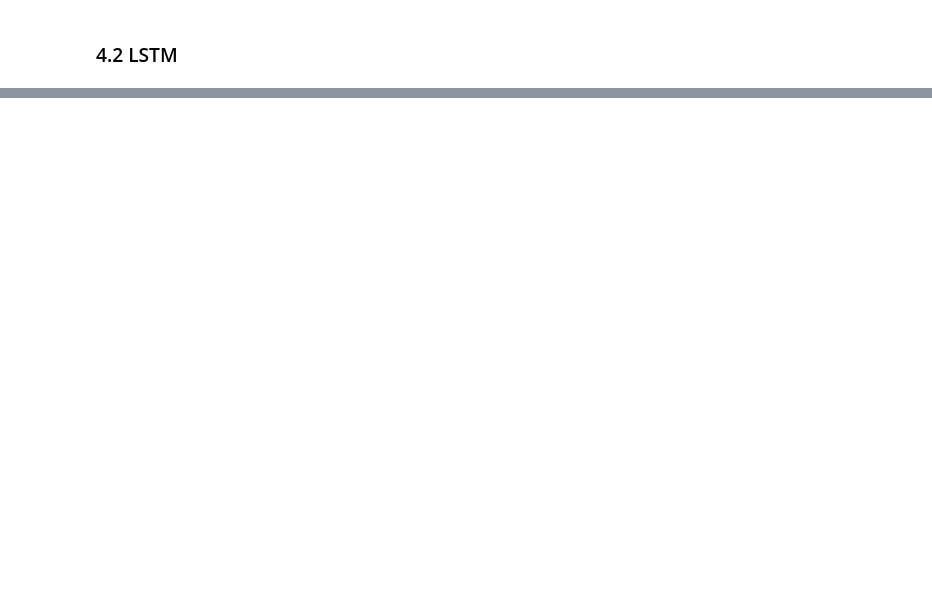
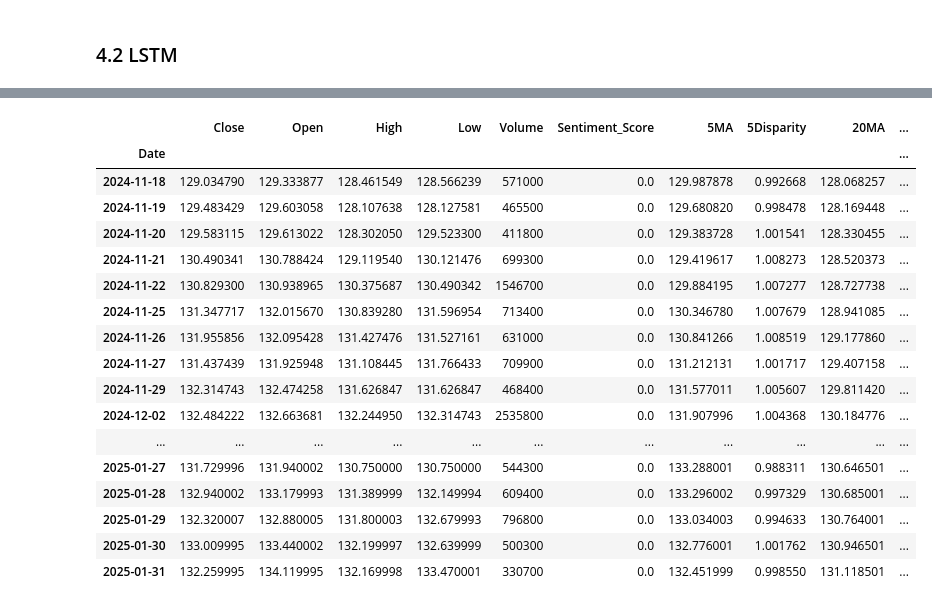
Before and after one commit to won172/DB, a Jupyter notebook: 코드/predict_esgu.ipynb, the cells around one changed output, grey strips where cells are left out. Saved outputs shown, nothing was run; the diff lists cells and outputs as text; code cells hidden in the pictures; blank space fills up the shorter version.

```diff
--- a/코드/predict_esgu.ipynb
+++ b/코드/predict_esgu.ipynb
@@ -297,0 +356,21 @@ MAE: 0.012760870245076439
+# %%
+esgu[-50:]
+# %% [output]
+|  | Close | Open | High | Low | Volume | Sentiment_Score | 5MA | 5Disparity | 20MA | ... |
+| Date |  |  |  |  |  |  |  |  |  | ... |
+| 2024-11-18 | 129.034790 | 129.333877 | 128.461549 | 128.566239 | 571000 | 0.0 | 129.987878 | 0.992668 | 128.068257 | ... |
+| 2024-11-19 | 129.483429 | 129.603058 | 128.107638 | 128.127581 | 465500 | 0.0 | 129.680820 | 0.998478 | 128.169448 | ... |
+| 2024-11-20 | 129.583115 | 129.613022 | 128.302050 | 129.523300 | 411800 | 0.0 | 129.383728 | 1.001541 | 128.330455 | ... |
+| 2024-11-21 | 130.490341 | 130.788424 | 129.119540 | 130.121476 | 699300 | 0.0 | 129.419617 | 1.008273 | 128.520373 | ... |
+| 2024-11-22 | 130.829300 | 130.938965 | 130.375687 | 130.490342 | 1546700 | 0.0 | 129.884195 | 1.007277 | 128.727738 | ... |
+| 2024-11-25 | 131.347717 | 132.015670 | 130.839280 | 131.596954 | 713400 | 0.0 | 130.346780 | 1.007679 | 128.941085 | ... |
+| 2024-11-26 | 131.955856 | 132.095428 | 131.427476 | 131.527161 | 631000 | 0.0 | 130.841266 | 1.008519 | 129.177860 | ... |
+| 2024-11-27 | 131.437439 | 131.925948 | 131.108445 | 131.766433 | 709900 | 0.0 | 131.212131 | 1.001717 | 129.407158 | ... |
+| 2024-11-29 | 132.314743 | 132.474258 | 131.626847 | 131.626847 | 468400 | 0.0 | 131.577011 | 1.005607 | 129.811420 | ... |
+| 2024-12-02 | 132.484222 | 132.663681 | 132.244950 | 132.314743 | 2535800 | 0.0 | 131.907996 | 1.004368 | 130.184776 | ... |
+| ... | ... | ... | ... | ... | ... | ... | ... | ... | ... | ... |
+| 2025-01-27 | 131.729996 | 131.940002 | 130.750000 | 130.750000 | 544300 | 0.0 | 133.288001 | 0.988311 | 130.646501 | ... |
+| 2025-01-28 | 132.940002 | 133.179993 | 131.389999 | 132.149994 | 609400 | 0.0 | 133.296002 | 0.997329 | 130.685001 | ... |
+| 2025-01-29 | 132.320007 | 132.880005 | 131.800003 | 132.679993 | 796800 | 0.0 | 133.034003 | 0.994633 | 130.764001 | ... |
+| 2025-01-30 | 133.009995 | 133.440002 | 132.199997 | 132.639999 | 500300 | 0.0 | 132.776001 | 1.001762 | 130.946501 | ... |
+| 2025-01-31 | 132.259995 | 134.119995 | 132.169998 | 133.470001 | 330700 | 0.0 | 132.451999 | 0.998550 | 131.118501 | ... |
```
Also changed, not shown: parts of 11 cells of this notebook, 2 other files.
